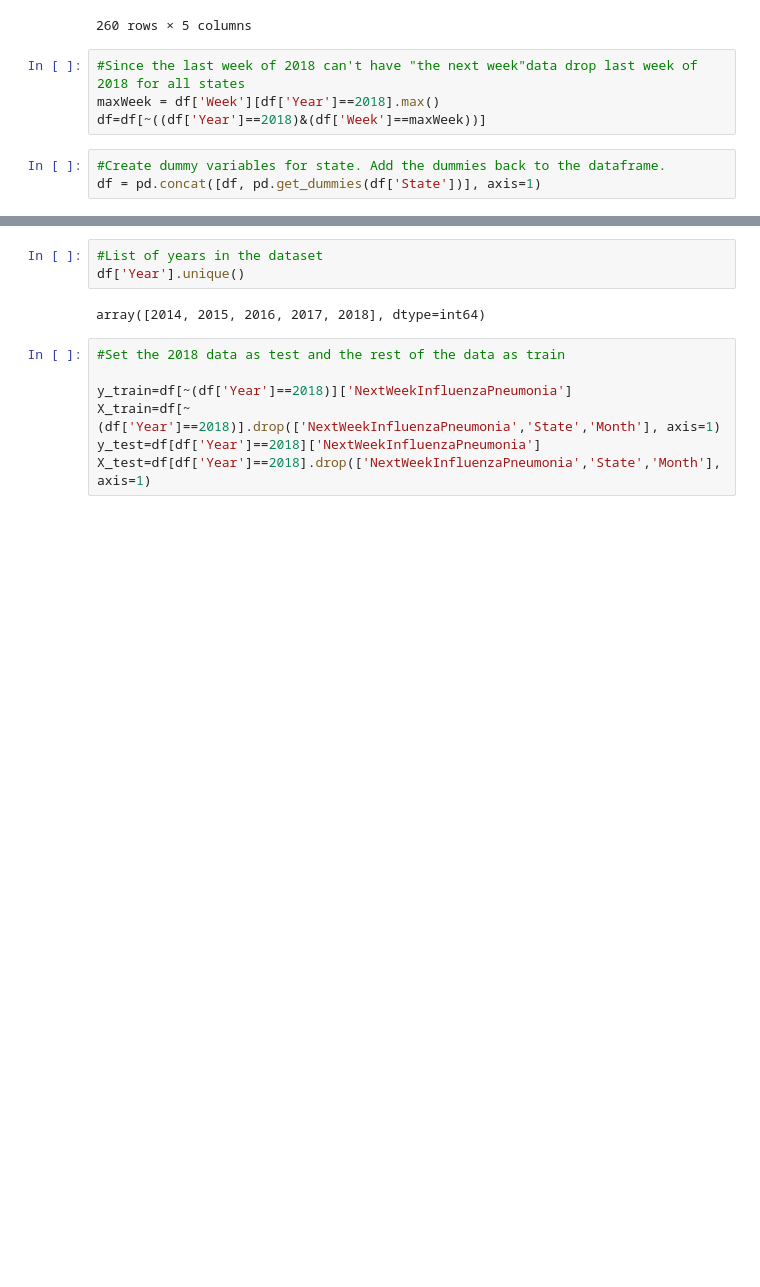
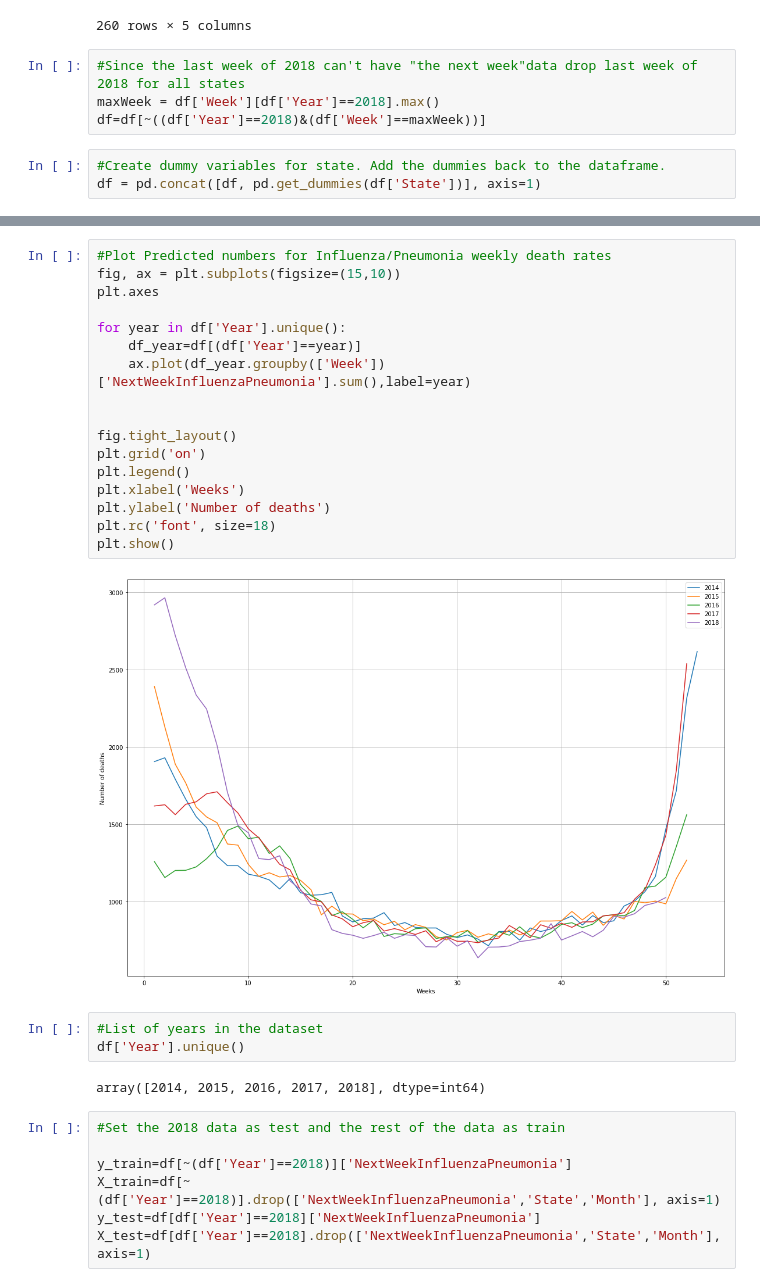
Before and after one commit to adreyzin/CapstoneTwoRepo, a Jupyter notebook: Weekly Counts of Deaths by State and Select Causes, 2014-2018.ipynb, the cells around one changed output, grey strips where cells are left out. Drawn from its saved outputs; the diff is of its cells as text; blank space fills up the shorter version.

```diff
--- a/Weekly Counts of Deaths by State and Select Causes, 2014-2018.ipynb
+++ b/Weekly Counts of Deaths by State and Select Causes, 2014-2018.ipynb
@@ -399,3 +402,22 @@ df.head()
+# %%
+#Plot Predicted numbers for Influenza/Pneumonia weekly death rates
+fig, ax = plt.subplots(figsize=(15,10))
+plt.axes
+
+for year in df['Year'].unique():
+    df_year=df[(df['Year']==year)]
+    ax.plot(df_year.groupby(['Week'])['NextWeekInfluenzaPneumonia'].sum(),label=year)
+
+
+fig.tight_layout()
+plt.grid('on')
+plt.legend()
+plt.xlabel('Weeks')
+plt.ylabel('Number of deaths')
+plt.rc('font', size=18)
+plt.show()
+# %% [output]
+[figure, added]
 # %%
 #List of years in the dataset
 df['Year'].unique()
```
Also changed, not shown: parts of 21 cells of this notebook, 2 other files.
